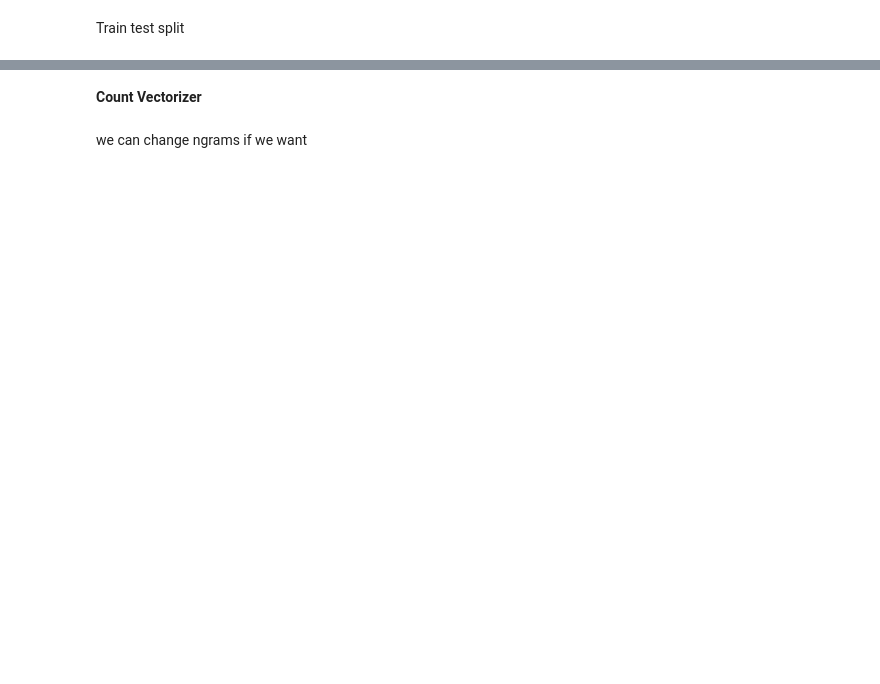
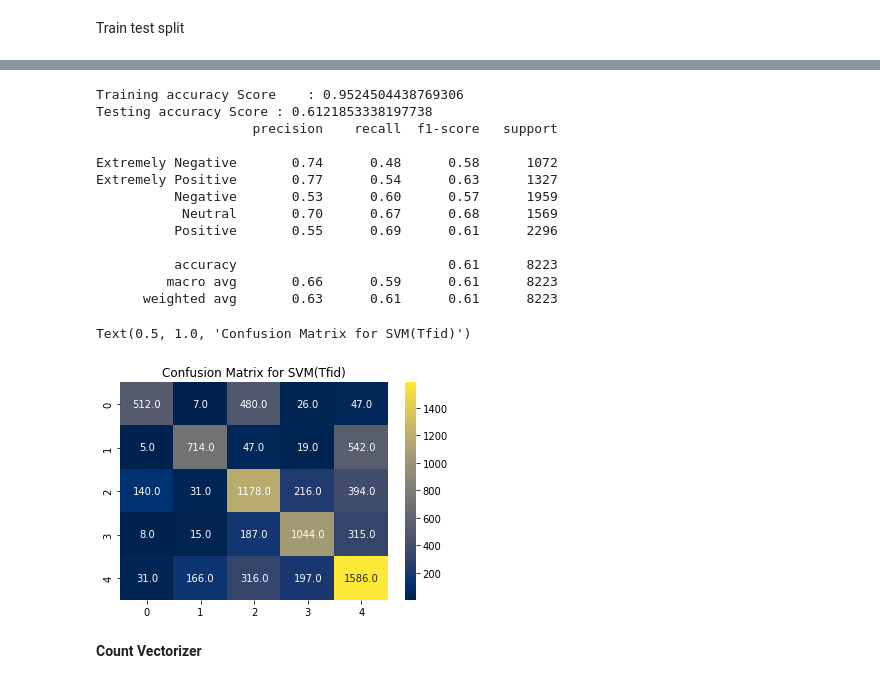
Before and after one commit to Nakulpradeep94/Coronavirus-Tweet-Sentiment-Analysis, a Jupyter notebook: Coronavirus_Tweet_Sentiment_Analysis_Capstone_Project.ipynb, the cells around one changed output, grey strips where cells are left out. Drawn from its saved outputs; the diff is of its cells as text; code cells hidden in the pictures; blank space fills up the shorter version.

```diff
--- a/Coronavirus_Tweet_Sentiment_Analysis_Capstone_Project.ipynb
+++ b/Coronavirus_Tweet_Sentiment_Analysis_Capstone_Project.ipynb
@@ -663,0 +865,27 @@ print(classification_report(NB_prediction,y_test))
+# %%
+y_pred = svm.predict(test_vectorized)
+# %%
+acc = accuracy_score(y_test,y_pred)
+train_acc=svm.score(train_vectorized,y_train)
+print(f'Training accuracy Score    : {train_acc}')
+print(f'Testing accuracy Score : {acc}' )
+print(classification_report(y_test,y_pred))
+cm = confusion_matrix( y_test,y_pred)
+sns.heatmap(cm, annot=True, fmt = ".1f",cmap="cividis")
+plt.title("Confusion Matrix for SVM(Tfid)")
+# %% [output]
+Training accuracy Score    : 0.9524504438769306
+Testing accuracy Score : 0.6121853338197738
+                    precision    recall  f1-score   support
+
+Extremely Negative       0.74      0.48      0.58      1072
+Extremely Positive       0.77      0.54      0.63      1327
+          Negative       0.53      0.60      0.57      1959
+           Neutral       0.70      0.67      0.68      1569
+          Positive       0.55      0.69      0.61      2296
+
+          accuracy                           0.61      8223
+         macro avg       0.66      0.59      0.61      8223
+      weighted avg       0.63      0.61      0.61      8223
+Text(0.5, 1.0, 'Confusion Matrix for SVM(Tfid)')
+[figure, added]
@@ -665,5 +895,3 @@ print(classification_report(NB_prediction,y_test))
 **Count Vectorizer**
 # %%
 from sklearn.feature_extraction.text import CountVectorizer
-# %% [markdown]
-we can  change ngrams if we want
```
Also changed, not shown: parts of 110 cells of this notebook.
